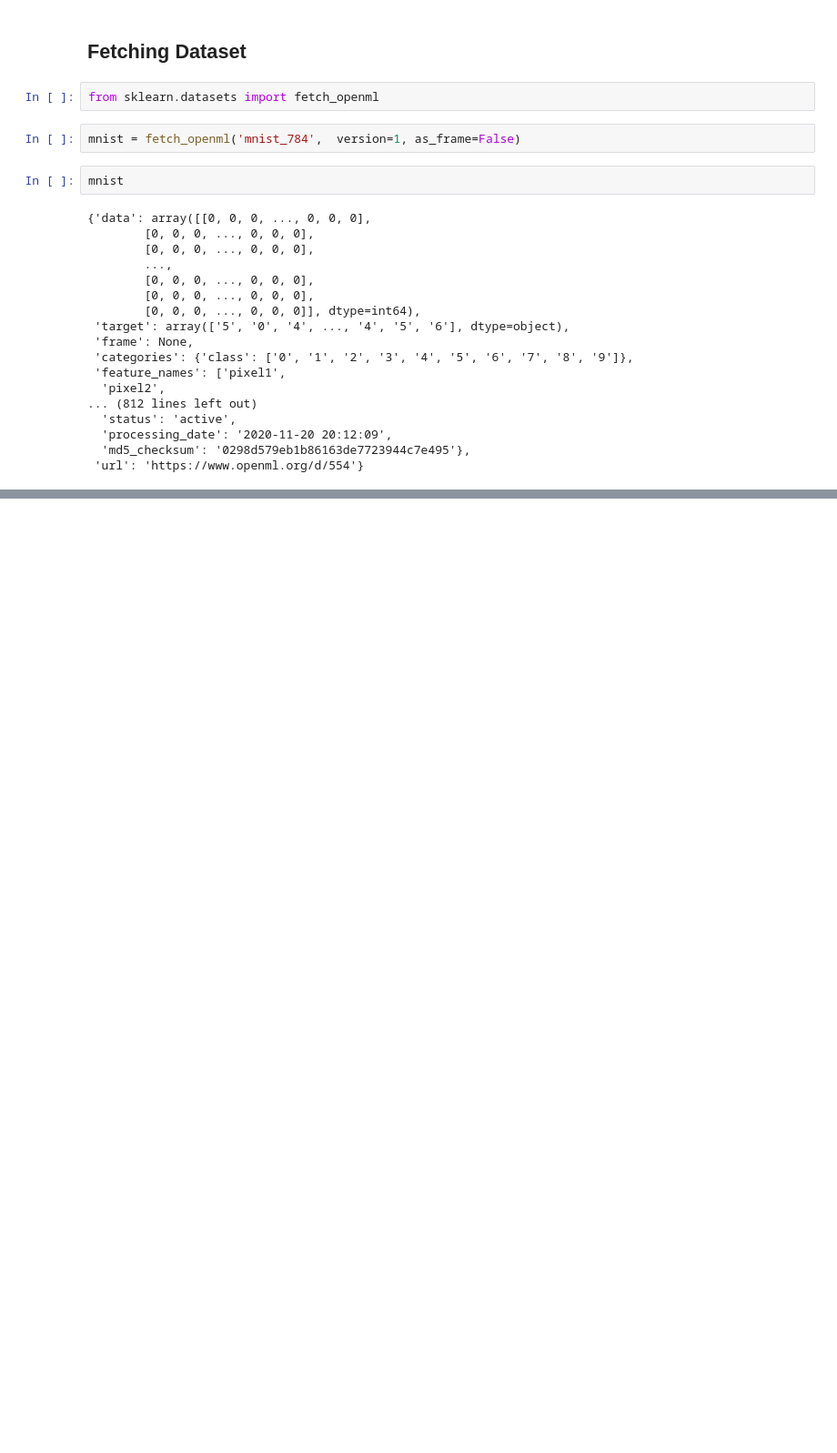
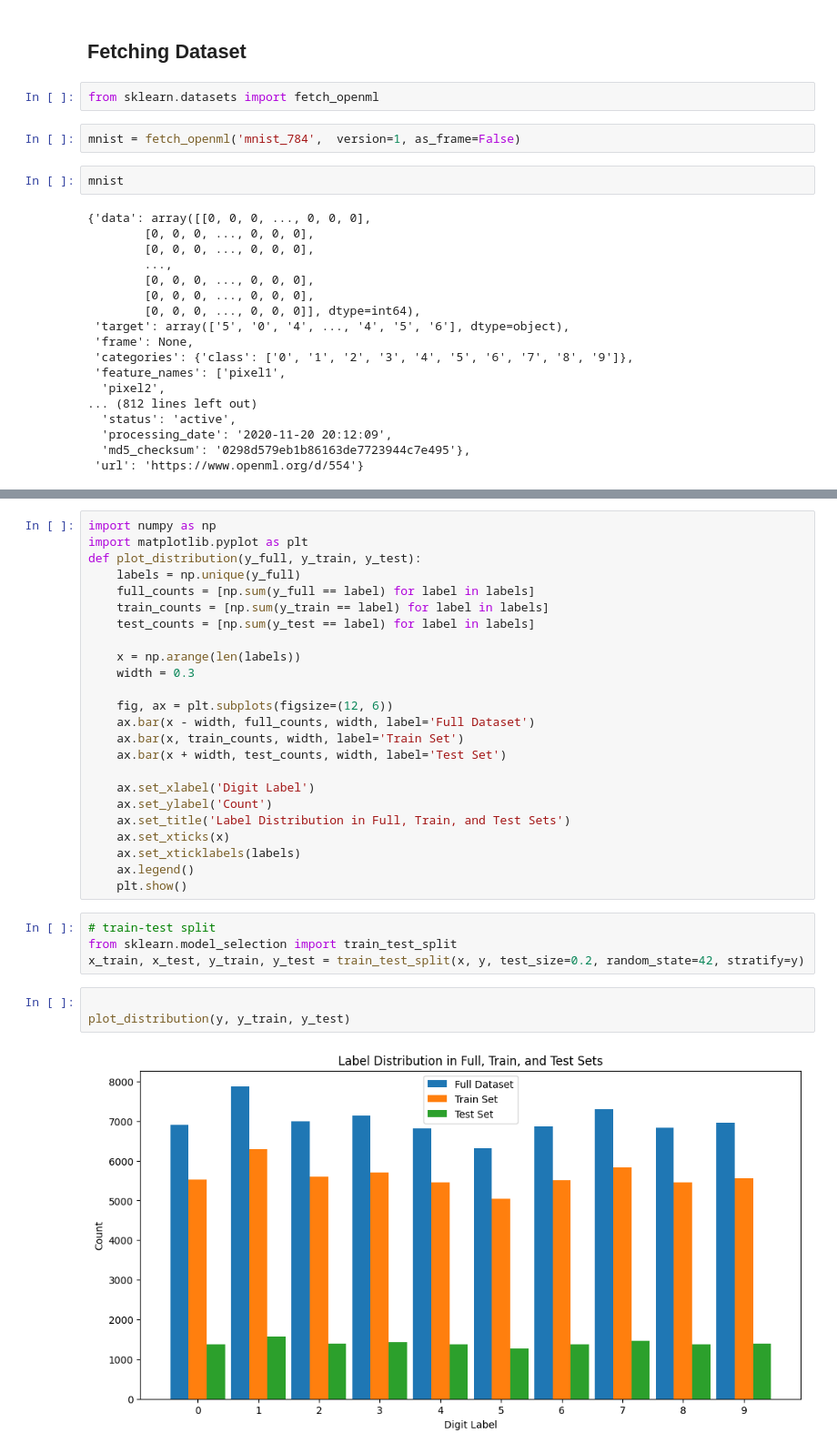
Before and after one commit to suvankar-biswas6/mnist, a Jupyter notebook: model.ipynb, the cells around one changed output, grey strips where cells are left out. Shown at 91% size. Cells and saved outputs as stored; diff of their text form; blank space fills up the shorter version.

```diff
--- a/model.ipynb
+++ b/model.ipynb
@@ -65,0 +65,33 @@ plt.show()
+# %%
+import numpy as np
+import matplotlib.pyplot as plt
+def plot_distribution(y_full, y_train, y_test):
+    labels = np.unique(y_full)
+    full_counts = [np.sum(y_full == label) for label in labels]
+    train_counts = [np.sum(y_train == label) for label in labels]
+    test_counts = [np.sum(y_test == label) for label in labels]
+
+    x = np.arange(len(labels))
+    width = 0.3
+
+    fig, ax = plt.subplots(figsize=(12, 6))
+    ax.bar(x - width, full_counts, width, label='Full Dataset')
+    ax.bar(x, train_counts, width, label='Train Set')
+    ax.bar(x + width, test_counts, width, label='Test Set')
+
+    ax.set_xlabel('Digit Label')
+    ax.set_ylabel('Count')
+    ax.set_title('Label Distribution in Full, Train, and Test Sets')
+    ax.set_xticks(x)
+    ax.set_xticklabels(labels)
+    ax.legend()
+    plt.show()
+# %%
+# train-test split
+from sklearn.model_selection import train_test_split
+x_train, x_test, y_train, y_test = train_test_split(x, y, test_size=0.2, random_state=42, stratify=y)
+# %%
+
+plot_distribution(y, y_train, y_test)
+# %% [output]
+[figure, added]
```
Also changed, not shown: parts of 5 cells of this notebook.
